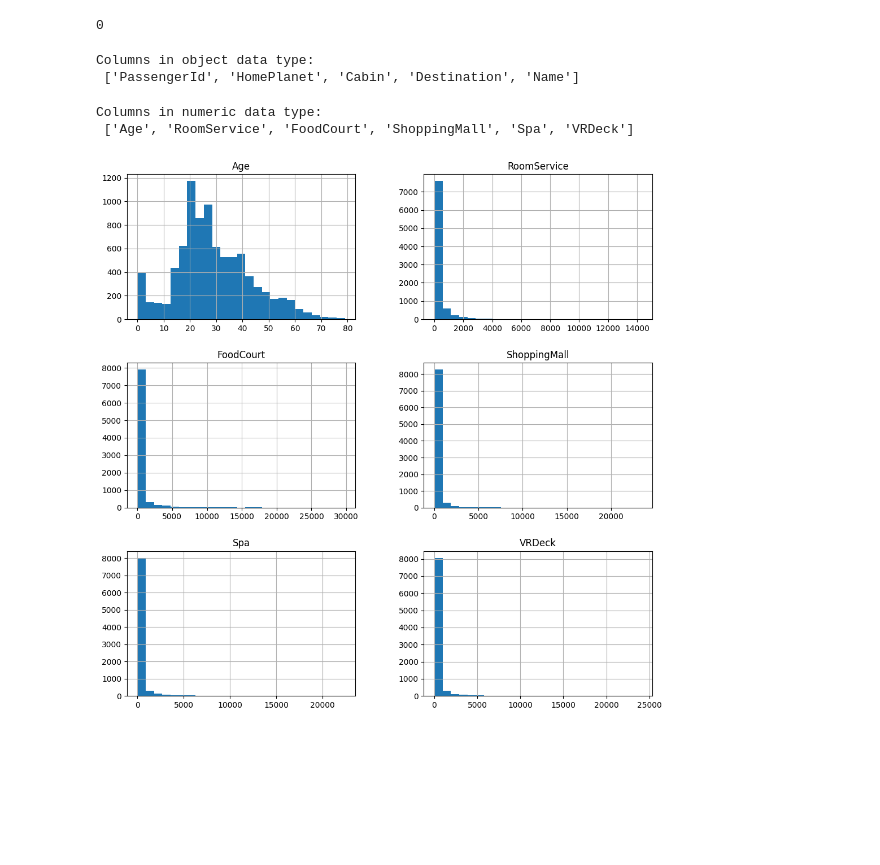
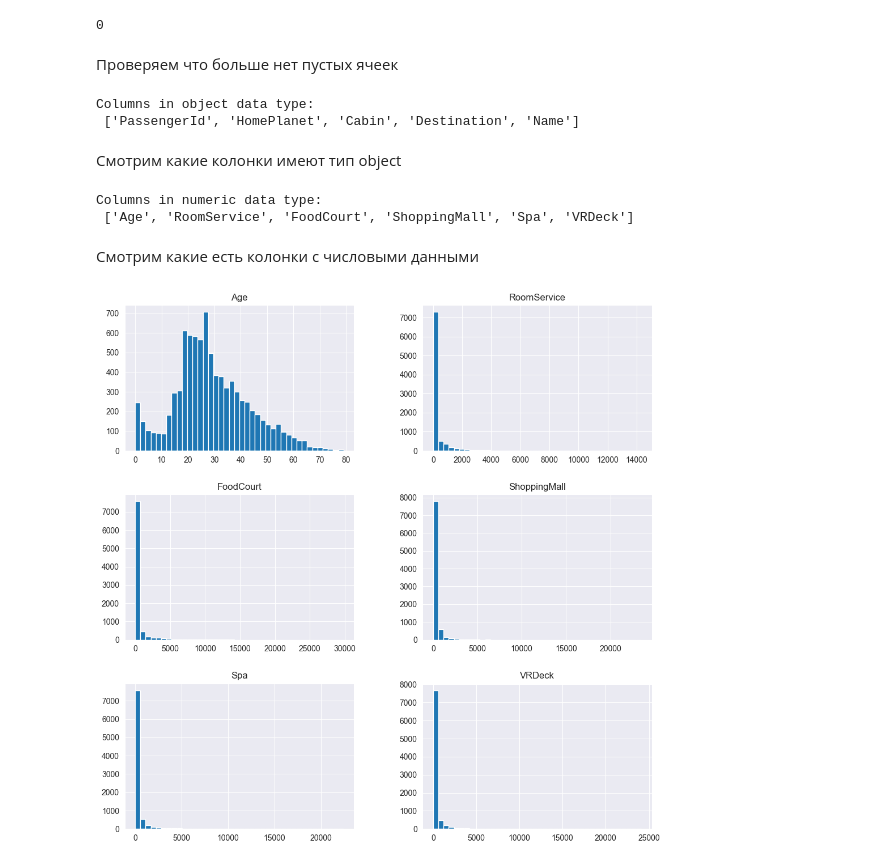
Before and after one commit to IIsovaII/hits2025_ML1, a Jupyter notebook: notebooks/data_analysis.ipynb, the cells around one changed output. Saved outputs shown, nothing was run; the diff lists cells and outputs as text; code cells hidden in the pictures; blank space fills up the shorter version.

```diff
--- a/notebooks/data_analysis.ipynb
+++ b/notebooks/data_analysis.ipynb
@@ -82,6 +105,12 @@ numeric_data = [column for column in train_data.select_dtypes(["int", "float"])]
 test_numeric_data = [column for column in test_data.select_dtypes(["int", "float"])]
 categoric_data = [column for column in train_data.select_dtypes(exclude=["int", "float"])]
 test_categoric_data = [column for column in test_data.select_dtypes(exclude=["int", "float"])]
+
+train_data["CryoSleep"] = train_data["CryoSleep"].astype(bool).fillna(False)
+train_data["VIP"] = train_data["VIP"].astype(bool).fillna(False)
+
+test_data["CryoSleep"] = test_data["CryoSleep"].astype(bool).fillna(False)
+test_data["VIP"] = test_data["VIP"].astype(bool).fillna(False)
 
 for col in numeric_data:
     train_data[col] = train_data[col].infer_objects(copy=False).fillna(train_data[col].median())
@@ -107,22 +127,28 @@ Downcasting object dtype arrays on .fillna, .ffill, .bfill is deprecated and wil
 train_data.isnull().sum().sum() + test_data.isnull().sum().sum()
 # %% [output]
 0
+# %% [markdown]
+Проверяем что больше нет пустых ячеек
 # %%
 print("Columns in object data type: \n",
       list(train_data.select_dtypes("object").columns))
 # %% [output]
 Columns in object data type:
  ['PassengerId', 'HomePlanet', 'Cabin', 'Destination', 'Name']
+# %% [markdown]
+Смотрим какие колонки имеют тип object
 # %%
 print("Columns in numeric data type: \n",
       list(train_data.select_dtypes(["int", "float"]).columns))
 # %% [output]
 Columns in numeric data type:
  ['Age', 'RoomService', 'FoodCourt', 'ShoppingMall', 'Spa', 'VRDeck']
+# %% [markdown]
+Смотрим какие есть колонки с числовыми данными
 # %%
 import seaborn as sns
 import matplotlib.pyplot as plt
-train_data.hist(bins = 25, figsize = (12, 12))
+train_data.hist(bins = 40, figsize = (12, 12))
 plt.show()
 # %% [output]
-[figure, old version]
+[figure, new version]
```
Also changed, not shown: parts of 32 cells of this notebook, 5 other files.
